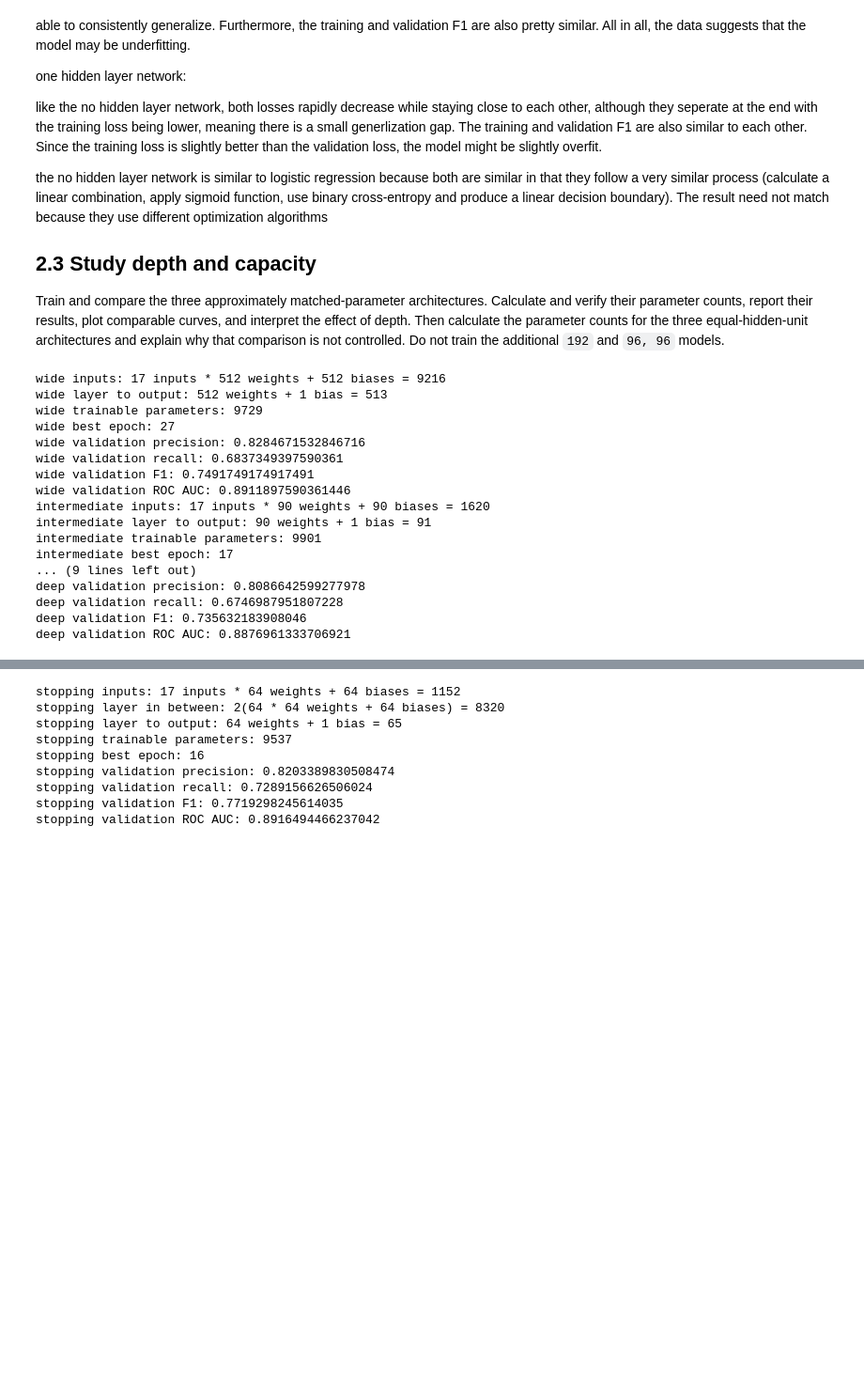
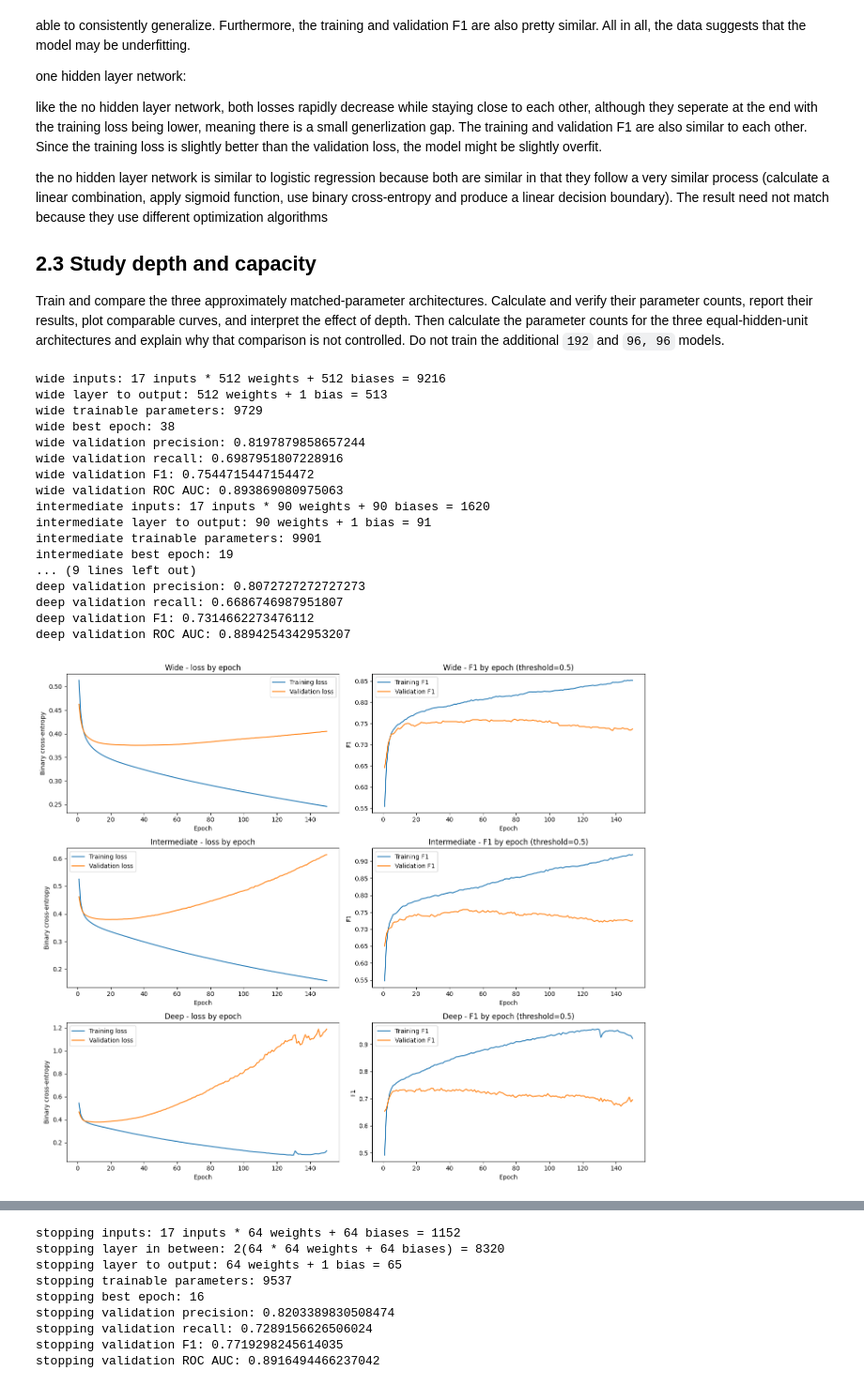
Before and after one commit to jvdlopes/csi4106-A3, a Jupyter notebook: csi4106-f26_a3_template.ipynb, the cells around one changed output, grey strips where cells are left out. Shown at 94% size. Cells and saved outputs as stored; diff of their text form; code cells hidden in the pictures; blank space fills up the shorter version.

```diff
--- a/csi4106-f26_a3_template.ipynb
+++ b/csi4106-f26_a3_template.ipynb
@@ -662,43 +628,73 @@ deep_train_f1 = np.divide(
 deep_validation_f1 = np.divide(
     2 * deep_precision_history * deep_recall_history,
     deep_precision_history + deep_recall_history,
     out=np.zeros_like(deep_precision_history),
     where=(deep_precision_history + deep_recall_history) != 0
 )
 
 deep_best_epoch = int(np.argmin(deep_history.history["val_loss"])) + 1
 deep_model.load_weights(deep_checkpoint_path)
 deep_best_results = deep_model.evaluate(X_validation_np, y_validation_np, verbose=0, return_dict=True)
 deep_validation_probabilities = deep_model.predict(X_validation_np, verbose=0).ravel()
 deep_validation_predictions = (deep_validation_probabilities >= CLASSIFICATION_THRESHOLD).astype(int)
 
 print(f"deep inputs: 17 inputs * 64 weights + 64 biases = {17 * 64 + 64}")
 print(f"deep layer in between: 2(64 * 64 weights + 64 biases) = {2 * (64 * 64 + 64)}")
 print(f"deep layer to output: 64 weights + 1 bias = {64 + 1}")
 print(f"deep trainable parameters: {deep_parameter_count}")
 print(f"deep best epoch: {deep_best_epoch}")
 print(f"deep validation precision: {precision_score(y_validation_np, deep_validation_predictions, zero_division=0)}")
 print(f"deep validation recall: {recall_score(y_validation_np, deep_validation_predictions, zero_division=0)}")
 print(f"deep validation F1: {f1_score(y_validation_np, deep_validation_predictions, zero_division=0)}")
 print(f"deep validation ROC AUC: {roc_auc_score(y_validation_np, deep_validation_probabilities)}")
+
+fig, axes = plt.subplots(3, 2, figsize=(14, 12))
+axes = axes.ravel()
+axes[0].plot(wide_epochs, wide_history.history["loss"], label="Training loss")
+axes[0].plot(wide_epochs, wide_history.history["val_loss"], label="Validation loss")
+axes[0].set(title="Wide - loss by epoch", xlabel="Epoch", ylabel="Binary cross-entropy")
+axes[0].legend()
+axes[1].plot(wide_epochs, wide_train_f1, label="Training F1")
+axes[1].plot(wide_epochs, wide_validation_f1, label="Validation F1")
+axes[1].set(title=f"Wide - F1 by epoch (threshold={CLASSIFICATION_THRESHOLD})", xlabel="Epoch", ylabel="F1")
+axes[1].legend()
+axes[2].plot(intermediate_epochs, intermediate_history.history["loss"], label="Training loss")
+axes[2].plot(intermediate_epochs, intermediate_history.history["val_loss"], label="Validation loss")
+axes[2].set(title="Intermediate - loss by epoch", xlabel="Epoch", ylabel="Binary cross-entropy")
+axes[2].legend()
+axes[3].plot(intermediate_epochs, intermediate_train_f1, label="Training F1")
+axes[3].plot(intermediate_epochs, intermediate_validation_f1, label="Validation F1")
+axes[3].set(title=f"Intermediate - F1 by epoch (threshold={CLASSIFICATION_THRESHOLD})", xlabel="Epoch", ylabel="F1")
+axes[3].legend()
+axes[4].plot(deep_epochs, deep_history.history["loss"], label="Training loss")
+axes[4].plot(deep_epochs, deep_history.history["val_loss"], label="Validation loss")
+axes[4].set(title="Deep - loss by epoch", xlabel="Epoch", ylabel="Binary cross-entropy")
+axes[4].legend()
+axes[5].plot(deep_epochs, deep_train_f1, label="Training F1")
+axes[5].plot(deep_epochs, deep_validation_f1, label="Validation F1")
+axes[5].set(title=f"Deep - F1 by epoch (threshold={CLASSIFICATION_THRESHOLD})", xlabel="Epoch", ylabel="F1")
+axes[5].legend()
+fig.tight_layout()
+plt.show()
 # %% [output]
 wide inputs: 17 inputs * 512 weights + 512 biases = 9216
 wide layer to output: 512 weights + 1 bias = 513
 wide trainable parameters: 9729
-wide best epoch: 27
-wide validation precision: 0.8284671532846716
-wide validation recall: 0.6837349397590361
-wide validation F1: 0.7491749174917491
-wide validation ROC AUC: 0.8911897590361446
+wide best epoch: 38
+wide validation precision: 0.8197879858657244
+wide validation recall: 0.6987951807228916
+wide validation F1: 0.7544715447154472
+wide validation ROC AUC: 0.893869080975063
 intermediate inputs: 17 inputs * 90 weights + 90 biases = 1620
 intermediate layer to output: 90 weights + 1 bias = 91
 intermediate trainable parameters: 9901
-intermediate best epoch: 17
+intermediate best epoch: 19
 ... (9 lines left out)
-deep validation precision: 0.8086642599277978
-deep validation recall: 0.6746987951807228
-deep validation F1: 0.735632183908046
-deep validation ROC AUC: 0.8876961333706921
+deep validation precision: 0.8072727272727273
+deep validation recall: 0.6686746987951807
+deep validation F1: 0.7314662273476112
+deep validation ROC AUC: 0.8894254342953207
+[figure, added]
 # %% [markdown]
 **Depth, capacity, and protocol critique:**
 
```
Also changed, not shown: parts of 4 cells of this notebook, 5 other files.
